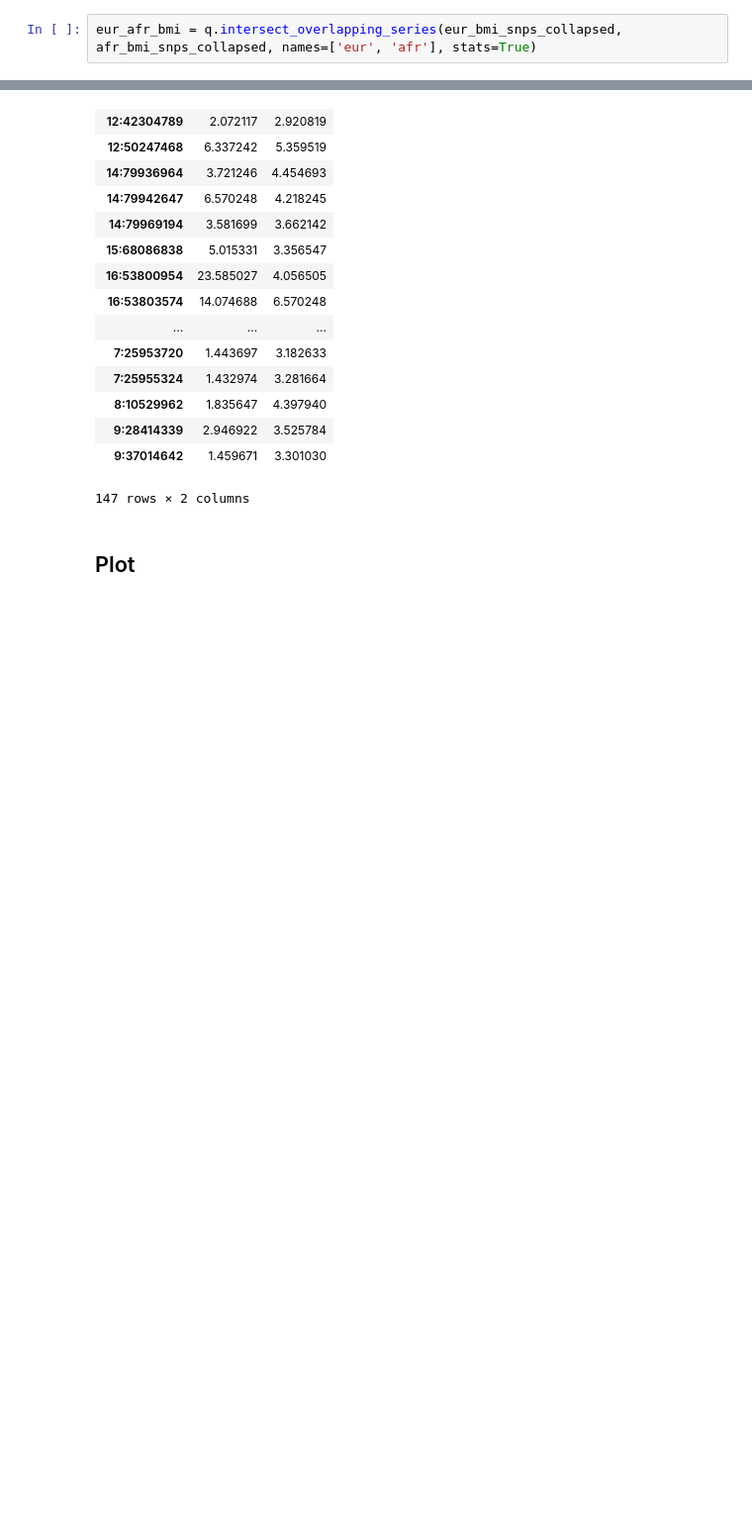
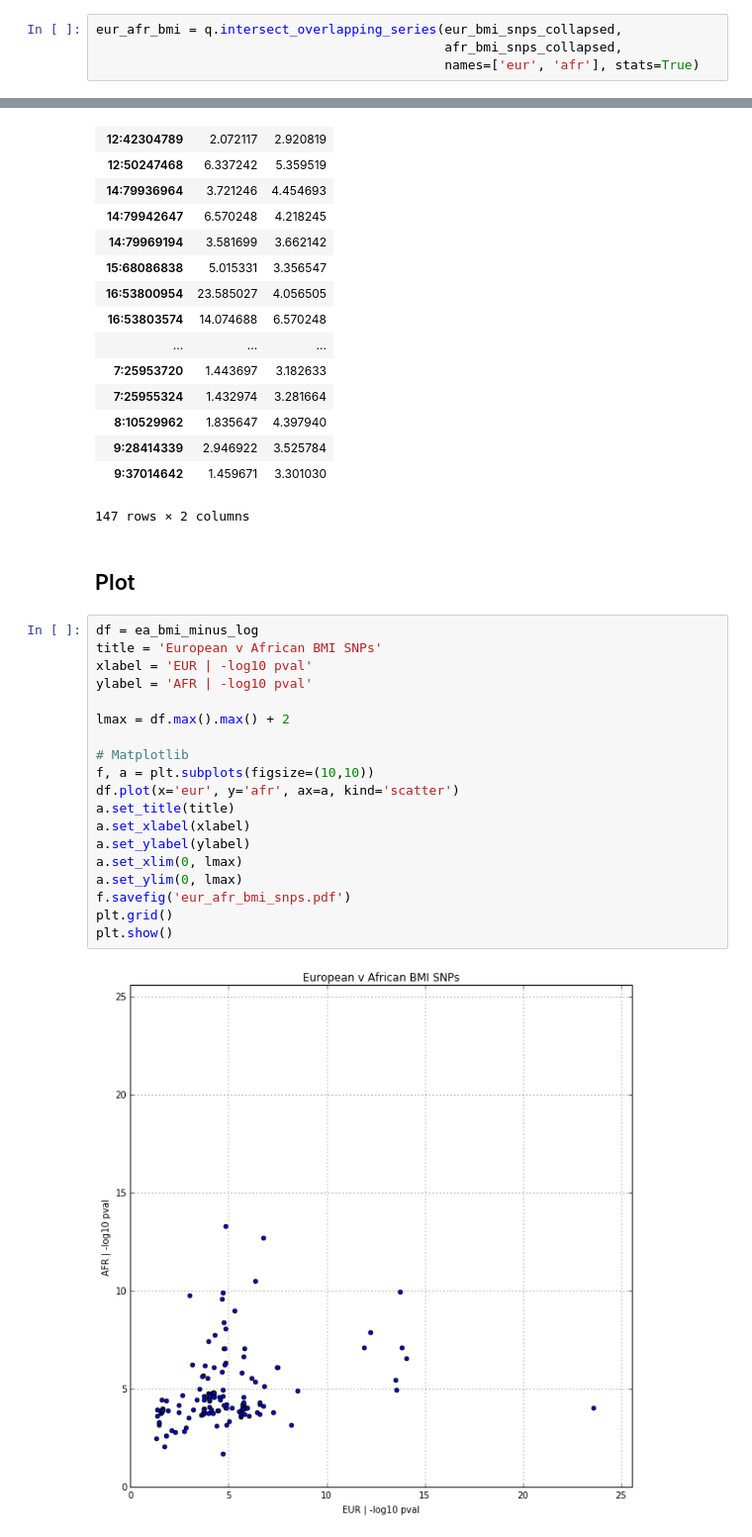
Before and after one commit to MikeDacre/grasp, a Jupyter notebook: examples/BMI_EUR_v_AFR.ipynb, the cells around one changed output, grey strips where cells are left out. Shown at 99% size. Cells and saved outputs as stored; diff of their text form; blank space fills up the shorter version.

```diff
--- a/examples/BMI_EUR_v_AFR.ipynb
+++ b/examples/BMI_EUR_v_AFR.ipynb
@@ -111,5 +119,7 @@ afr_bmi_snps_filtered.to_csv('afr_bmi_snps_filt.txt', sep='\t')
 # %%
-eur_afr_bmi = q.intersect_overlapping_series(eur_bmi_snps_collapsed, afr_bmi_snps_collapsed, names=['eur', 'afr'], stats=True)
+eur_afr_bmi = q.intersect_overlapping_series(eur_bmi_snps_collapsed,
+                                             afr_bmi_snps_collapsed,
+                                             names=['eur', 'afr'], stats=True)
 # %% [output]
 Series 1 len: 155781
 Series 2 len: 268
@@ -140,4 +150,25 @@ ea_bmi_minus_log
 147 rows × 2 columns
 # %% [markdown]
 ## Plot
+# %%
+df = ea_bmi_minus_log
+title = 'European v African BMI SNPs'
+xlabel = 'EUR | -log10 pval'
+ylabel = 'AFR | -log10 pval'
+
+lmax = df.max().max() + 2
+
+# Matplotlib
+f, a = plt.subplots(figsize=(10,10))
+df.plot(x='eur', y='afr', ax=a, kind='scatter')
+a.set_title(title)
+a.set_xlabel(xlabel)
+a.set_ylabel(ylabel)
+a.set_xlim(0, lmax)
+a.set_ylim(0, lmax)
+f.savefig('eur_afr_bmi_snps.pdf')
+plt.grid()
+plt.show()
+# %% [output]
+[figure, added]
 # %%
```
Also changed, not shown: parts of 12 cells of this notebook, 15 other files.
